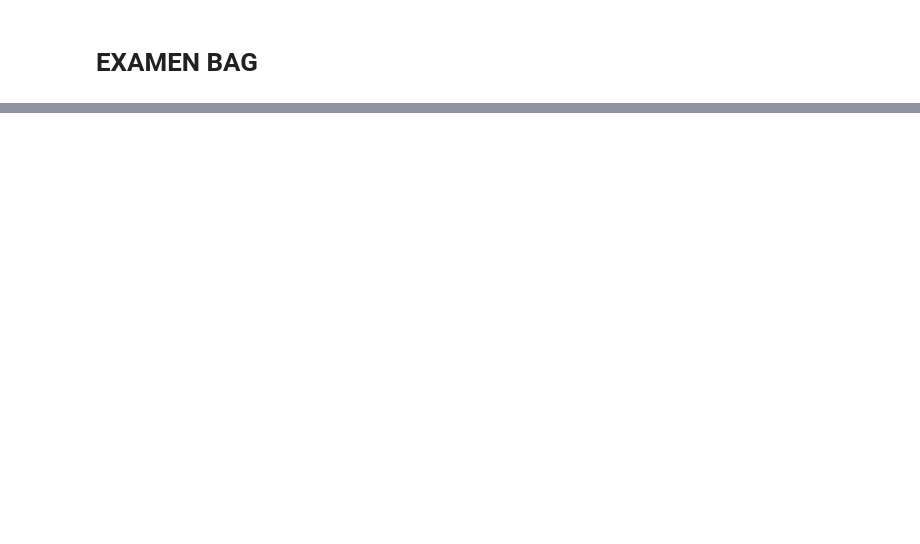
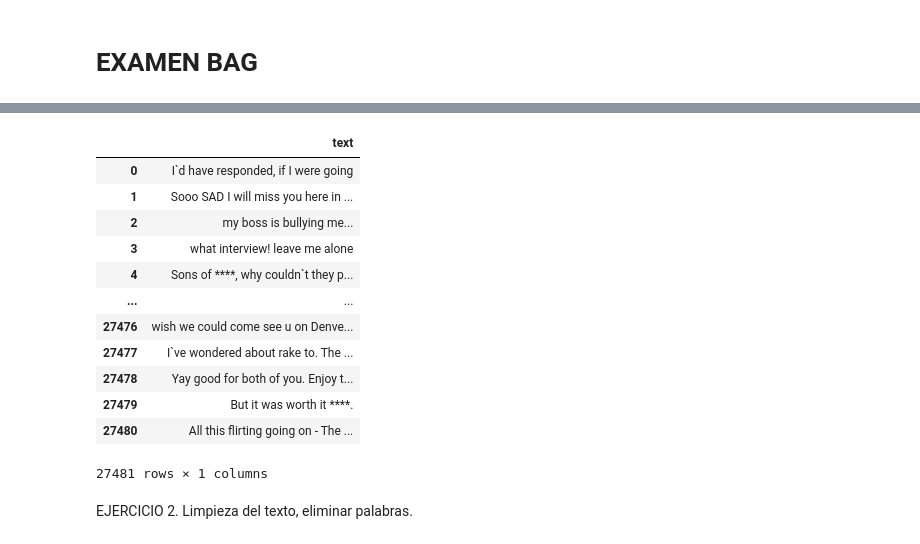
Before and after one commit to gloalvale/BAG2023-24, a Jupyter notebook: EXAMEN BAG/Prueba examen.ipynb, the cells around one changed output, grey strips where cells are left out. Cells and saved outputs as stored; diff of their text form; code cells hidden in the pictures; blank space fills up the shorter version.

```diff
--- a/EXAMEN BAG/Prueba examen.ipynb
+++ b/EXAMEN BAG/Prueba examen.ipynb
@@ -25,3 +55,24 @@ data[1:5]
 | 2 | my boss is bullying me... |
 | 3 | what interview! leave me alone |
 | 4 | Sons of ****, why couldn`t they p... |
+# %%
+
+data2 = pd.read_csv('Tweets.csv')
+data3 = data2[['text']]
+data3
+# %% [output]
+|  | text |
+| 0 | I`d have responded, if I were going |
+| 1 | Sooo SAD I will miss you here in ... |
+| 2 | my boss is bullying me... |
+| 3 | what interview! leave me alone |
+| 4 | Sons of ****, why couldn`t they p... |
+| ... | ... |
+| 27476 | wish we could come see u on Denve... |
+| 27477 | I`ve wondered about rake to. The ... |
+| 27478 | Yay good for both of you. Enjoy t... |
+| 27479 | But it was worth it ****. |
+| 27480 | All this flirting going on - The ... |
+27481 rows × 1 columns
+# %% [markdown]
+EJERCICIO 2. Limpieza del texto, eliminar palabras.
```
Also changed, not shown: parts of 34 cells of this notebook, 1 other file.
